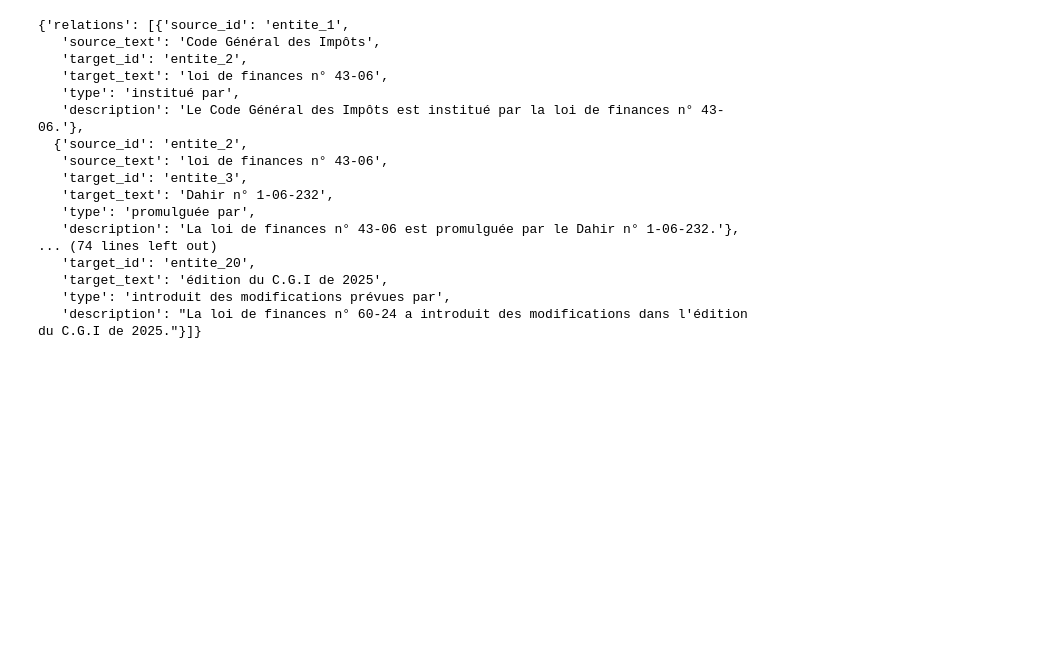
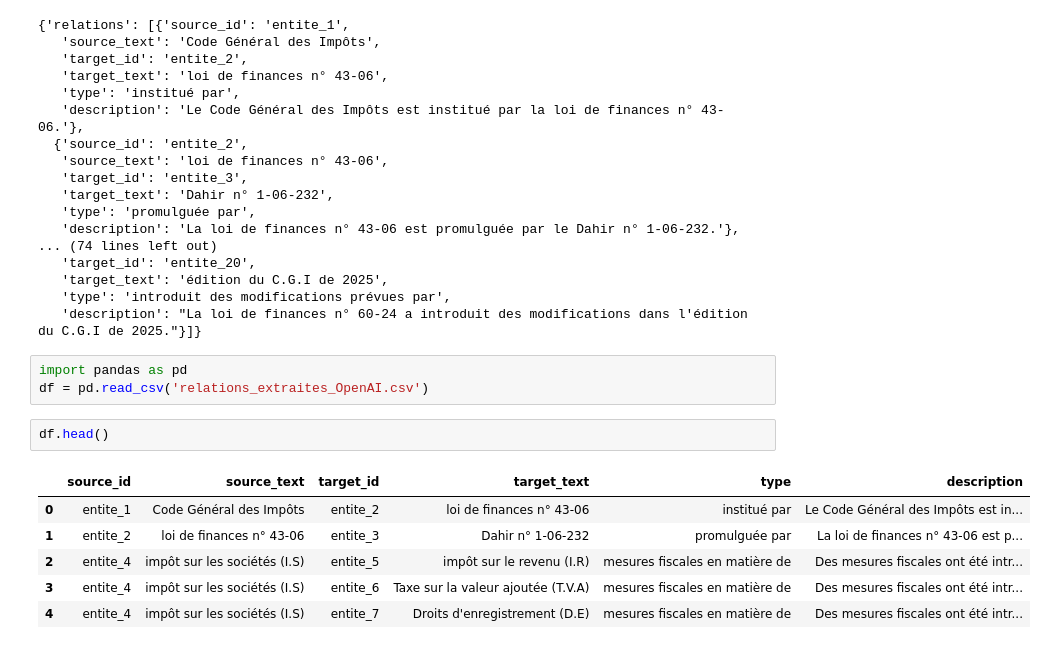
Before and after one commit to Mustapha-Dafa/GraphRAG, a Jupyter notebook: Extraction_des_entités_fiscales.ipynb, the cells around one changed output. Saved outputs shown, nothing was run; the diff lists cells and outputs as text; blank space fills up the shorter version.

Commit message:
extraction des relations avec OpenAI

```diff
--- a/Extraction_des_entités_fiscales.ipynb
+++ b/Extraction_des_entités_fiscales.ipynb
@@ -200,3 +217,15 @@ extracteur.extract(segments[0])
    'target_text': 'édition du C.G.I de 2025',
    'type': 'introduit des modifications prévues par',
    'description': "La loi de finances n° 60-24 a introduit des modifications dans l'édition du C.G.I de 2025."}]}
+# %%
+import pandas as pd
+df = pd.read_csv('relations_extraites_OpenAI.csv')
+# %%
+df.head()
+# %% [output]
+|  | source_id | source_text | target_id | target_text | type | description |
+| 0 | entite_1 | Code Général des Impôts | entite_2 | loi de finances n° 43-06 | institué par | Le Code Général des Impôts est in... |
+| 1 | entite_2 | loi de finances n° 43-06 | entite_3 | Dahir n° 1-06-232 | promulguée par | La loi de finances n° 43-06 est p... |
+| 2 | entite_4 | impôt sur les sociétés (I.S) | entite_5 | impôt sur le revenu (I.R) | mesures fiscales en matière de | Des mesures fiscales ont été intr... |
+| 3 | entite_4 | impôt sur les sociétés (I.S) | entite_6 | Taxe sur la valeur ajoutée (T.V.A) | mesures fiscales en matière de | Des mesures fiscales ont été intr... |
+| 4 | entite_4 | impôt sur les sociétés (I.S) | entite_7 | Droits d'enregistrement (D.E) | mesures fiscales en matière de | Des mesures fiscales ont été intr... |
```
Also changed, not shown: parts of 7 cells of this notebook, 1 other file.
